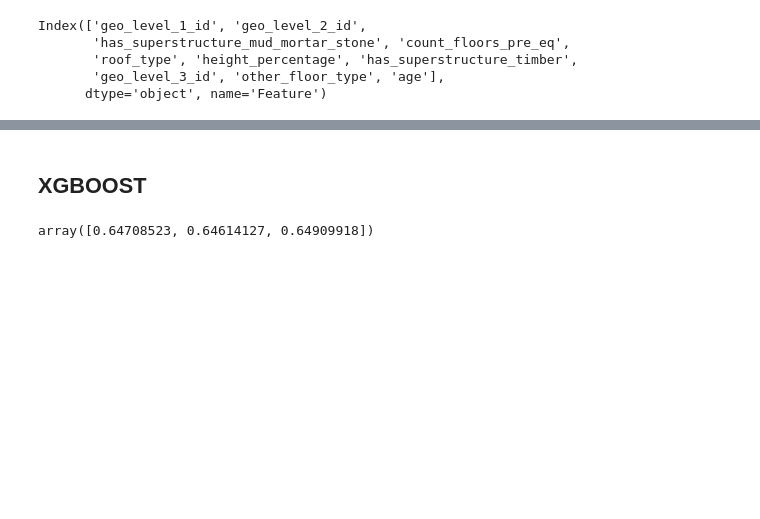
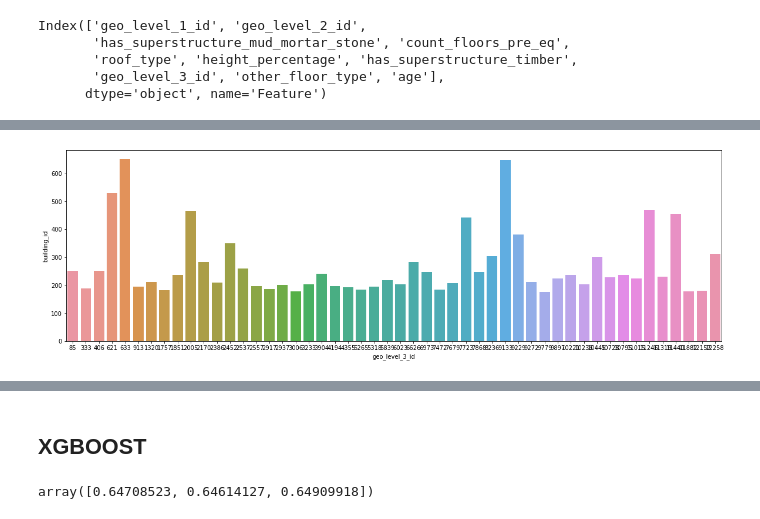
Before and after one commit to alan-flint/Richter-DrivenData, a Jupyter notebook: src/NB_DataCheck.ipynb, the cells around one changed output, grey strips where cells are left out. Cells and saved outputs as stored; diff of their text form; code cells hidden in the pictures; blank space fills up the shorter version.

```diff
--- a/src/NB_DataCheck.ipynb
+++ b/src/NB_DataCheck.ipynb
@@ -210,0 +231,8 @@ dtype: int64
+# %%
+x = x.iloc[:50]
+
+
+plt.figure(figsize=(20,6))
+_ = sns.barplot(x='geo_level_3_id', y='building_id', data=x)
+# %% [output]
+[figure, added]
```
Also changed, not shown: parts of 40 cells of this notebook, 2 other files.
